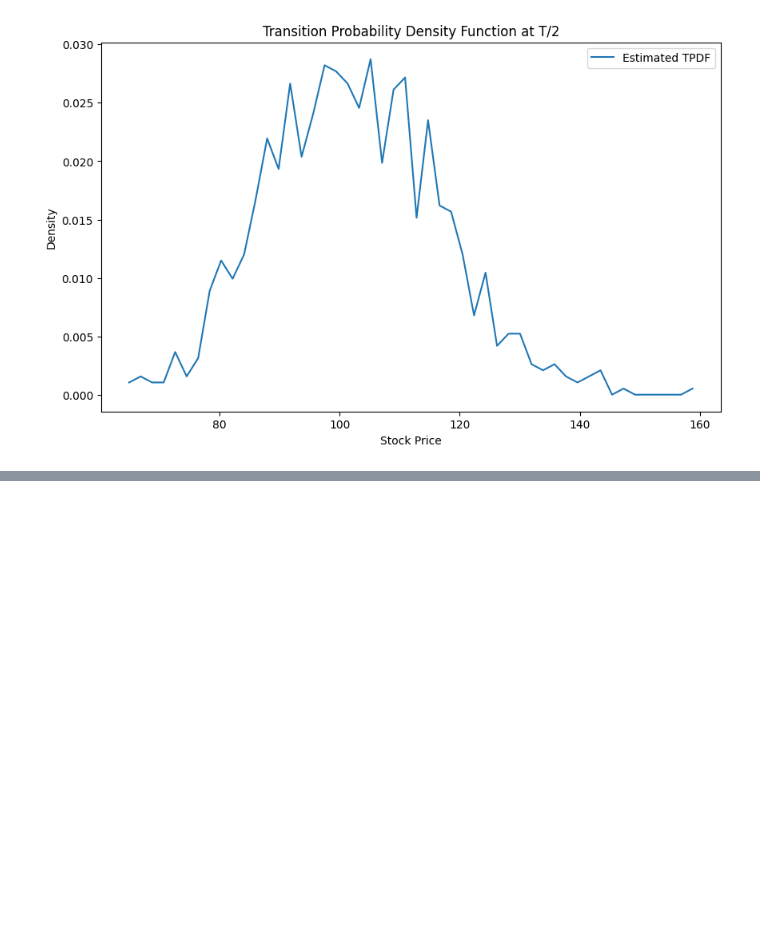
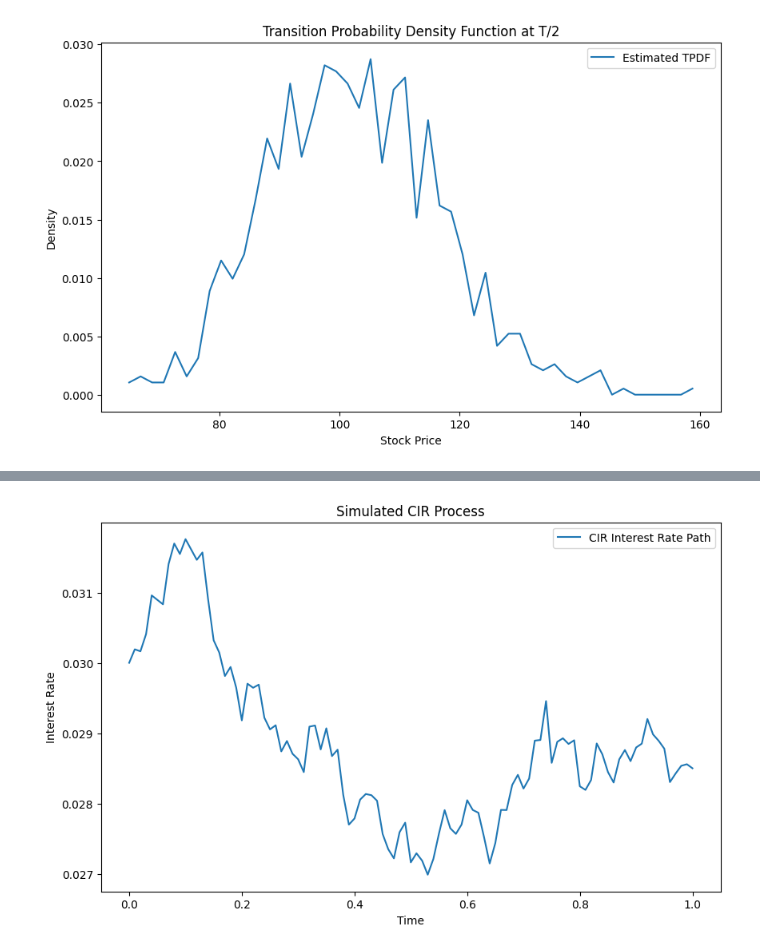
Before and after one commit to grojas123/Experiments, a Jupyter notebook: TPDF/SimulatingGBMandVisualizingTPDF.ipynb, the cells around one changed output, grey strips where cells are left out. Cells and saved outputs as stored; diff of their text form; code cells hidden in the pictures; blank space fills up the shorter version.

```diff
--- a/TPDF/SimulatingGBMandVisualizingTPDF.ipynb
+++ b/TPDF/SimulatingGBMandVisualizingTPDF.ipynb
@@ -50,0 +100,37 @@ plt.show()
+# %%
+import numpy as np
+import matplotlib.pyplot as plt
+
+# CIR model parameters
+r0 = 0.03  # Initial interest rate
+kappa = 0.1  # Mean reversion speed
+theta = 0.05  # Long-term mean
+sigma = 0.02  # Volatility
+t = 1.0  # Time to maturity (in years)
+n_steps = 100  # Number of time steps
+dt = t / n_steps  # Time step size
+
+# Time grid
+times = np.linspace(0, t, n_steps + 1)
+
+# Initialize the interest rate path
+rates = np.zeros(n_steps + 1)
+rates[0] = r0
+
+# Simulate the CIR process
+np.random.seed(42)  # For reproducibility
+for i in range(1, n_steps + 1):
+    z = np.random.normal(0, 1)  # Standard normal random variable
+    dr = kappa * (theta - rates[i - 1]) * dt + sigma * np.sqrt(max(rates[i - 1], 0)) * np.sqrt(dt) * z
+    rates[i] = rates[i - 1] + dr
+
+# Plot the simulated path
+plt.figure(figsize=(10, 6))
+plt.plot(times, rates, label="CIR Interest Rate Path")
+plt.title("Simulated CIR Process")
+plt.xlabel("Time")
+plt.ylabel("Interest Rate")
+plt.legend()
+plt.show()
+# %% [output]
+[figure, added]
```
Also changed, not shown: parts of 6 cells of this notebook, 4 other files.
